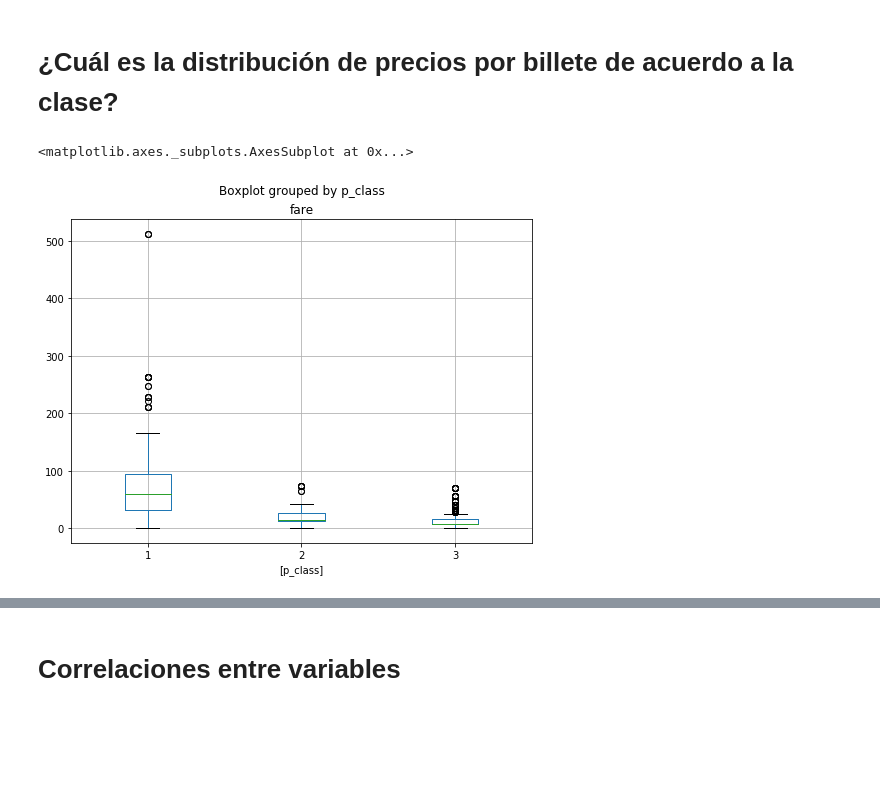
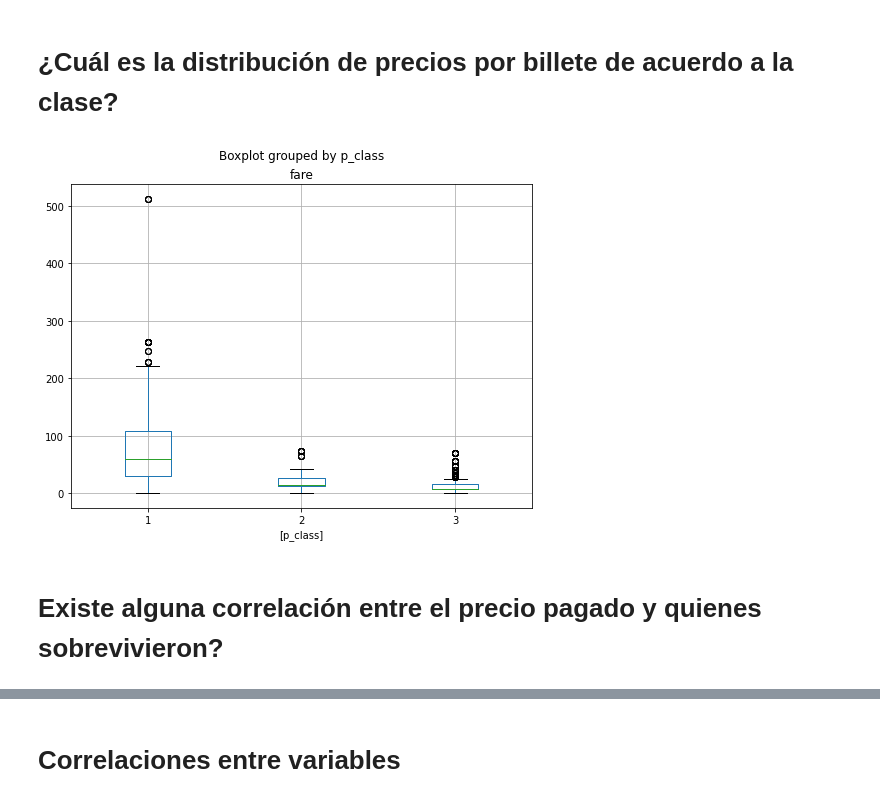
Before and after one commit to ucseml-team/machine-learning-course, a Jupyter notebook: titanic/EDA.ipynb, the cells around one changed output, grey strips where cells are left out. Cells and saved outputs as stored; diff of their text form; code cells hidden in the pictures; blank space fills up the shorter version.

```diff
--- a/titanic/EDA.ipynb
+++ b/titanic/EDA.ipynb
@@ -182,2 +254,2 @@ ax[2].set_title('% de sobrevivientes por sexo')
 # %%
-train['children'] = train.age <= 8
+full['children'] = full.age <= 8
@@ -217,3 +284,3 @@ plt.show()
 # %%
-train['cabin_letter'] = train.cabin.str.strip().str[:1]
+full['cabin_letter'] = full.cabin.str.strip().str[:1]
 # %%
@@ -302,7 +329,8 @@ ax[2].set_title('% de mujeres sobrevivientes con y sin hijos')
 # %% [markdown]
 # ¿Cuál es la distribución de precios por billete de acuerdo a la clase?
 # %%
-train[train.fare.notnull()][["p_class", "fare"]].boxplot(by='p_class', figsize=(8, 6))
+full[full.fare.notnull()][["p_class", "fare"]].boxplot(by='p_class', figsize=(8, 6));
 # %% [output]
-<matplotlib.axes._subplots.AxesSubplot at 0x...>
-[figure, old version]
+[figure, new version]
+# %% [markdown]
+# Existe alguna correlación entre el precio pagado y quienes sobrevivieron?
```
Also changed, not shown: parts of 44 cells of this notebook.
